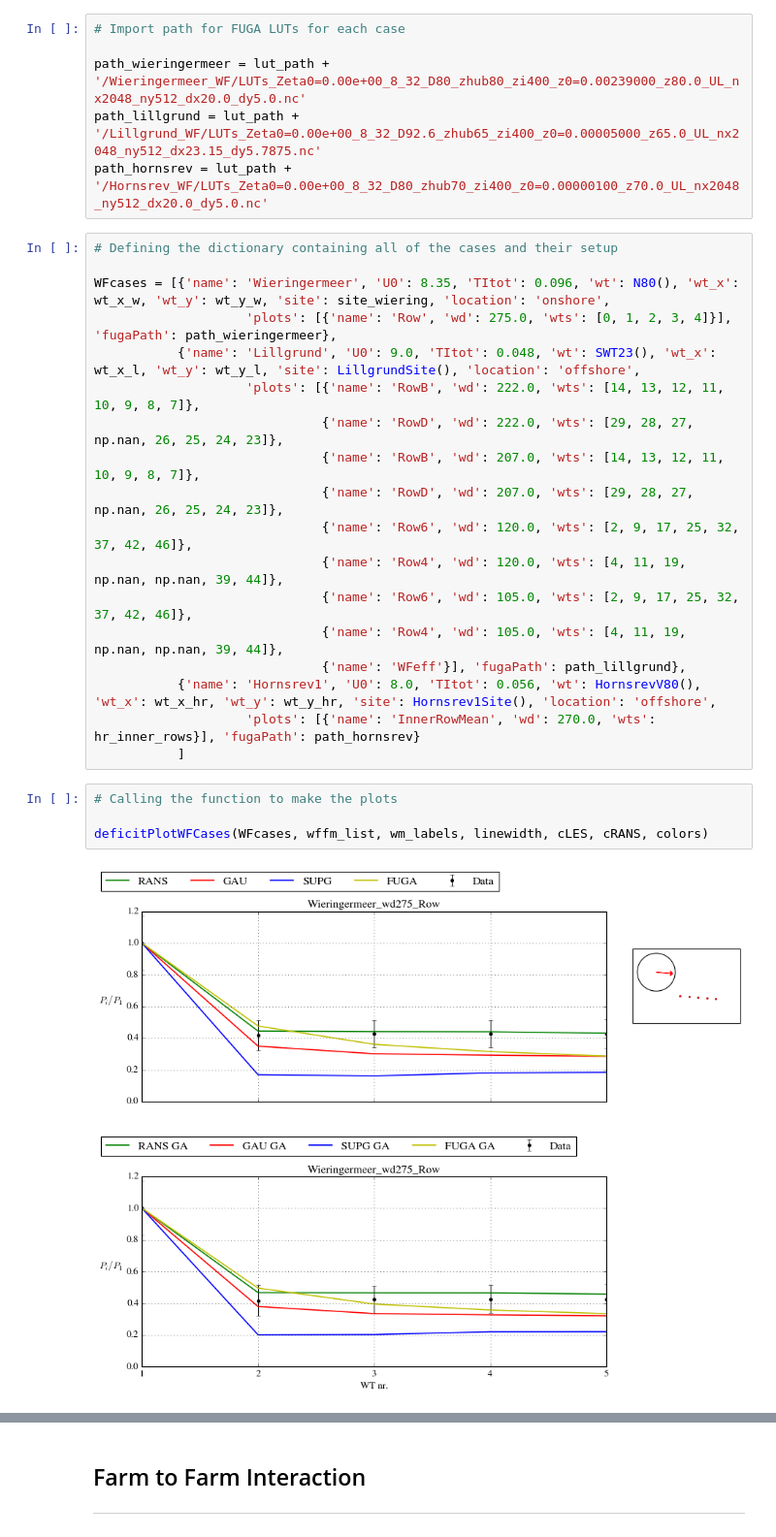
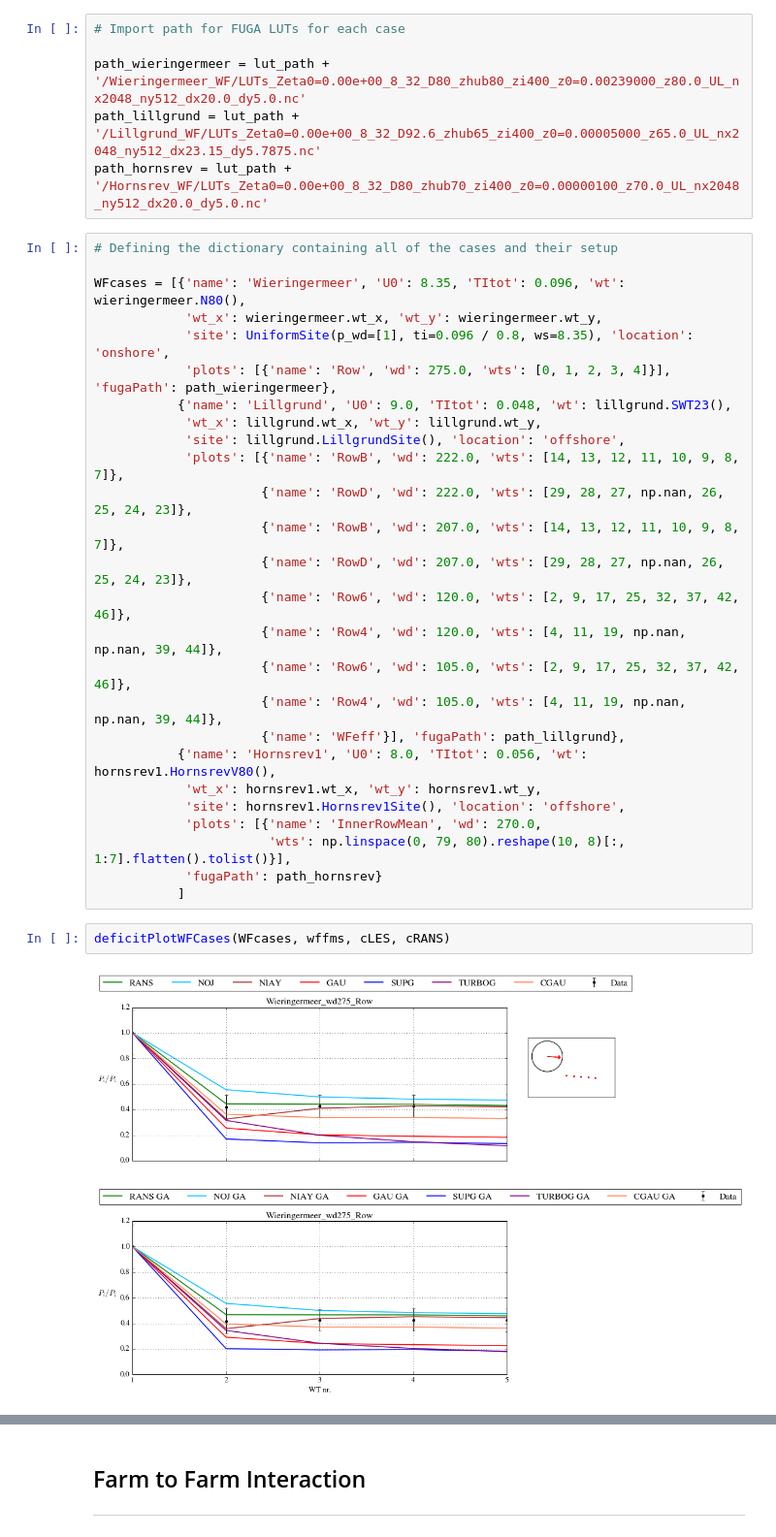
Before and after one commit to geoxiadis/smth, a Jupyter notebook: docs/notebooks/Benchmark_WindFarm_Models.ipynb, the cells around one changed output, grey strips where cells are left out. Shown at 97% size. Drawn from its saved outputs; the diff is of its cells as text.

Commit message:
benchmark plots' bug fixes and improvements

```diff
--- a/docs/notebooks/Benchmark_WindFarm_Models.ipynb
+++ b/docs/notebooks/Benchmark_WindFarm_Models.ipynb
@@ -212,24 +196,30 @@ path_hornsrev = lut_path + '/Hornsrev_WF/LUTs_Zeta0=0.00e+00_8_32_D80_zhub70_zi4
 # %%
 # Defining the dictionary containing all of the cases and their setup
 
-WFcases = [{'name': 'Wieringermeer', 'U0': 8.35, 'TItot': 0.096, 'wt': N80(), 'wt_x': wt_x_w, 'wt_y': wt_y_w, 'site': site_wiering, 'location': 'onshore',
-                    'plots': [{'name': 'Row', 'wd': 275.0, 'wts': [0, 1, 2, 3, 4]}], 'fugaPath': path_wieringermeer},
-           {'name': 'Lillgrund', 'U0': 9.0, 'TItot': 0.048, 'wt': SWT23(), 'wt_x': wt_x_l, 'wt_y': wt_y_l, 'site': LillgrundSite(), 'location': 'offshore',
-                    'plots': [{'name': 'RowB', 'wd': 222.0, 'wts': [14, 13, 12, 11, 10, 9, 8, 7]},
-                              {'name': 'RowD', 'wd': 222.0, 'wts': [29, 28, 27, np.nan, 26, 25, 24, 23]},
-                              {'name': 'RowB', 'wd': 207.0, 'wts': [14, 13, 12, 11, 10, 9, 8, 7]},
-                              {'name': 'RowD', 'wd': 207.0, 'wts': [29, 28, 27, np.nan, 26, 25, 24, 23]},
-                              {'name': 'Row6', 'wd': 120.0, 'wts': [2, 9, 17, 25, 32, 37, 42, 46]},
-                              {'name': 'Row4', 'wd': 120.0, 'wts': [4, 11, 19, np.nan, np.nan, 39, 44]},
-                              {'name': 'Row6', 'wd': 105.0, 'wts': [2, 9, 17, 25, 32, 37, 42, 46]},
-                              {'name': 'Row4', 'wd': 105.0, 'wts': [4, 11, 19, np.nan, np.nan, 39, 44]},
-                              {'name': 'WFeff'}], 'fugaPath': path_lillgrund},
-           {'name': 'Hornsrev1', 'U0': 8.0, 'TItot': 0.056, 'wt': HornsrevV80(), 'wt_x': wt_x_hr, 'wt_y': wt_y_hr, 'site': Hornsrev1Site(), 'location': 'offshore',
-                    'plots': [{'name': 'InnerRowMean', 'wd': 270.0, 'wts': hr_inner_rows}], 'fugaPath': path_hornsrev}
+WFcases = [{'name': 'Wieringermeer', 'U0': 8.35, 'TItot': 0.096, 'wt': wieringermeer.N80(),
+            'wt_x': wieringermeer.wt_x, 'wt_y': wieringermeer.wt_y,
+            'site': UniformSite(p_wd=[1], ti=0.096 / 0.8, ws=8.35), 'location': 'onshore',
+            'plots': [{'name': 'Row', 'wd': 275.0, 'wts': [0, 1, 2, 3, 4]}], 'fugaPath': path_wieringermeer},
+           {'name': 'Lillgrund', 'U0': 9.0, 'TItot': 0.048, 'wt': lillgrund.SWT23(),
+            'wt_x': lillgrund.wt_x, 'wt_y': lillgrund.wt_y,
+            'site': lillgrund.LillgrundSite(), 'location': 'offshore',
+            'plots': [{'name': 'RowB', 'wd': 222.0, 'wts': [14, 13, 12, 11, 10, 9, 8, 7]},
+                      {'name': 'RowD', 'wd': 222.0, 'wts': [29, 28, 27, np.nan, 26, 25, 24, 23]},
+                      {'name': 'RowB', 'wd': 207.0, 'wts': [14, 13, 12, 11, 10, 9, 8, 7]},
+                      {'name': 'RowD', 'wd': 207.0, 'wts': [29, 28, 27, np.nan, 26, 25, 24, 23]},
+                      {'name': 'Row6', 'wd': 120.0, 'wts': [2, 9, 17, 25, 32, 37, 42, 46]},
+                      {'name': 'Row4', 'wd': 120.0, 'wts': [4, 11, 19, np.nan, np.nan, 39, 44]},
+                      {'name': 'Row6', 'wd': 105.0, 'wts': [2, 9, 17, 25, 32, 37, 42, 46]},
+                      {'name': 'Row4', 'wd': 105.0, 'wts': [4, 11, 19, np.nan, np.nan, 39, 44]},
+                      {'name': 'WFeff'}], 'fugaPath': path_lillgrund},
+           {'name': 'Hornsrev1', 'U0': 8.0, 'TItot': 0.056, 'wt': hornsrev1.HornsrevV80(),
+            'wt_x': hornsrev1.wt_x, 'wt_y': hornsrev1.wt_y,
+            'site': hornsrev1.Hornsrev1Site(), 'location': 'offshore',
+            'plots': [{'name': 'InnerRowMean', 'wd': 270.0,
+                       'wts': np.linspace(0, 79, 80).reshape(10, 8)[:, 1:7].flatten().tolist()}],
+            'fugaPath': path_hornsrev}
            ]
 # %%
-# Calling the function to make the plots
-
-deficitPlotWFCases(WFcases, wffm_list, wm_labels, linewidth, cLES, cRANS, colors)
+deficitPlotWFCases(WFcases, wffms, cLES, cRANS)
 # %% [output]
-[figure, old version]
+[figure, new version]
```
Also changed, not shown: parts of 22 cells of this notebook, 6 other files.
